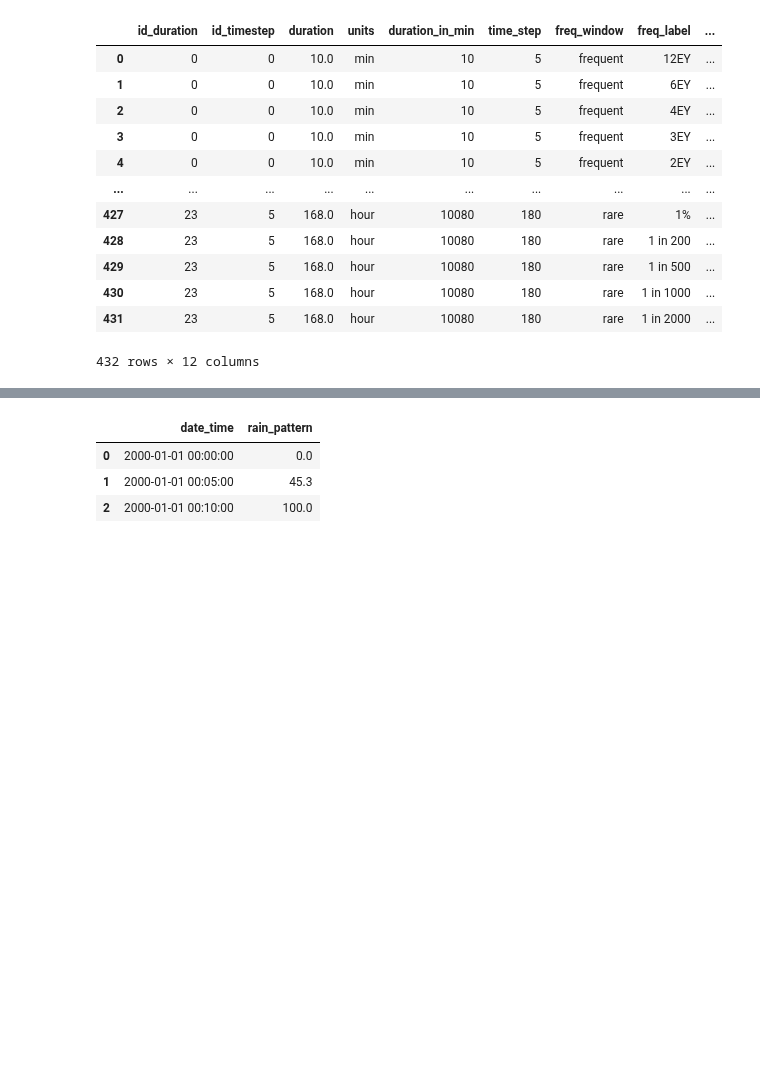
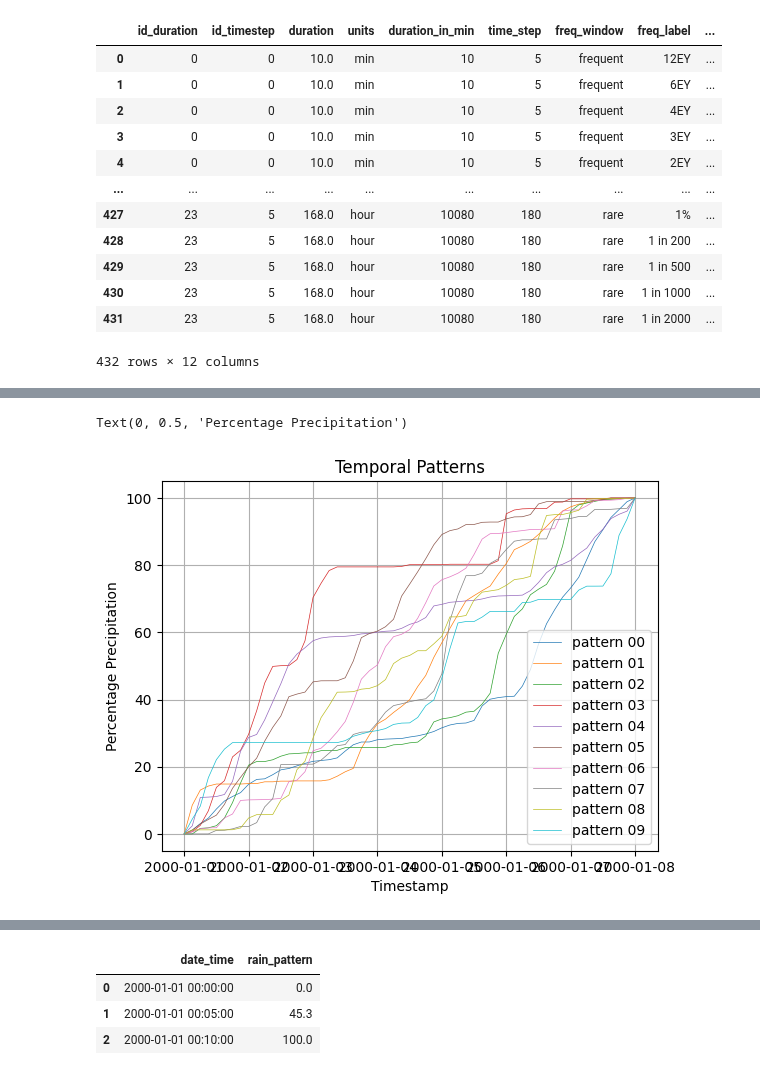
Before and after one commit to Holger-Paxi/Flood_Estimation, a Jupyter notebook: Assignment_3__1st.ipynb, the cells around one changed output, grey strips where cells are left out. Saved outputs shown, nothing was run; the diff lists cells and outputs as text; code cells hidden in the pictures; blank space fills up the shorter version.

```diff
--- a/Assignment_3__1st.ipynb
+++ b/Assignment_3__1st.ipynb
@@ -736,0 +1026,6 @@ df_idf
+# %%
+rain_data = pd.DataFrame(data=rain_data.groupby(by=['id_tag', 'id_duration']), columns=['id_tag_dur', 'rainfall_data'])
+rain_data[['id_tag', 'id_duration']] = rain_data.apply(func=lambda arg: (arg.id_tag_dur[0], arg.id_tag_dur[1]), axis=1, result_type='expand')
+rain_data.drop(columns='id_tag_dur', inplace=True)
+
+rain_data
@@ -736,0 +1122,3 @@ df_idf
+# %%
+rain_data.drop(columns='rainfall_data', inplace=True)
+rain_data
@@ -736,0 +1139,13 @@ df_idf
+# %%
+rain_data['label'] = (
+    (rain_data.id_group.astype(str).str.len().max() - rain_data.id_group.astype(str).str.len())*pd.Series(data=['0']*len(rain_data.id_group)) + rain_data.id_group.astype(str) + '__' +
+    (rain_data.id_tag.astype(str).str.len().max() - rain_data.id_tag.astype(str).str.len())*pd.Series(data=['0']*len(rain_data.id_tag)) + rain_data.id_tag.astype(str) + '_' +
+    (rain_data.id_duration.astype(str).str.len().max() - rain_data.id_duration.astype(str).str.len())*pd.Series(data=['0']*len(rain_data.id_duration)) + rain_data.id_duration.astype(str) + '_' +
+    (rain_data.id_timestep.astype(str).str.len().max() - rain_data.id_timestep.astype(str).str.len())*pd.Series(data=['0']*len(rain_data.id_timestep)) + rain_data.id_timestep.astype(str) + '__' +
+    (rain_data.id_window.astype(str).str.len().max() - rain_data.id_window.astype(str).str.len())*pd.Series(data=['0']*len(rain_data.id_window)) + rain_data.id_window.astype(str) + '__' +
+    (rain_data.freq_window.str.len().max() - rain_data.freq_window.str.len())*pd.Series(data=['_']*len(rain_data.freq_window)) + rain_data.freq_window + '__' +
+    (rain_data.freq_tag.str.len().max() - rain_data.freq_tag.str.len())*pd.Series(data=['_']*len(rain_data.freq_tag)) + rain_data.freq_tag + '__' +
+    (rain_data.duration_in_min.astype(str).str.len().max() - rain_data.duration_in_min.astype(str).str.len())*pd.Series(data=['0']*len(rain_data.duration_in_min)) + rain_data.duration_in_min.astype(str) + '__' +
+    (rain_data.time_step.astype(str).str.len().max() - rain_data.time_step.astype(str).str.len())*pd.Series(data=['0']*len(rain_data.time_step)) + rain_data.time_step.astype(str)
+    )
+rain_data
@@ -808,0 +1176,3 @@ rain_data
+# %%
+asd = rain_data.cum_pattern_data[431].copy()
+asd
@@ -808,0 +1198,19 @@ rain_data
+# %%
+fig, ax = plt.subplots()
+
+for col in asd.columns:
+    ax.plot(
+        asd.index.to_numpy(),
+        asd[col].to_numpy(),
+        linewidth=0.5,
+        label=col
+        )
+
+ax.legend()
+ax.grid(visible=True, which='both')
+ax.set_title(label='Temporal Patterns')
+ax.set_xlabel(xlabel='Timestamp')
+ax.set_ylabel(ylabel='Percentage Precipitation')
+# %% [output]
+Text(0, 0.5, 'Percentage Precipitation')
+[figure, added]
```
Also changed, not shown: parts of 70 cells of this notebook, 1 other file.
